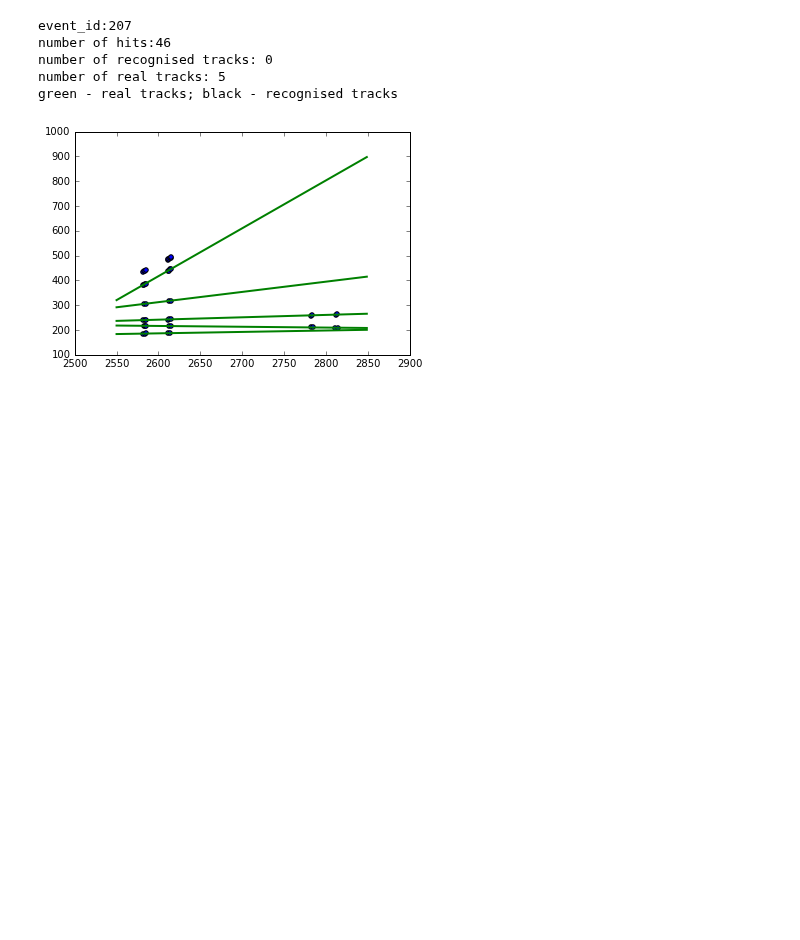
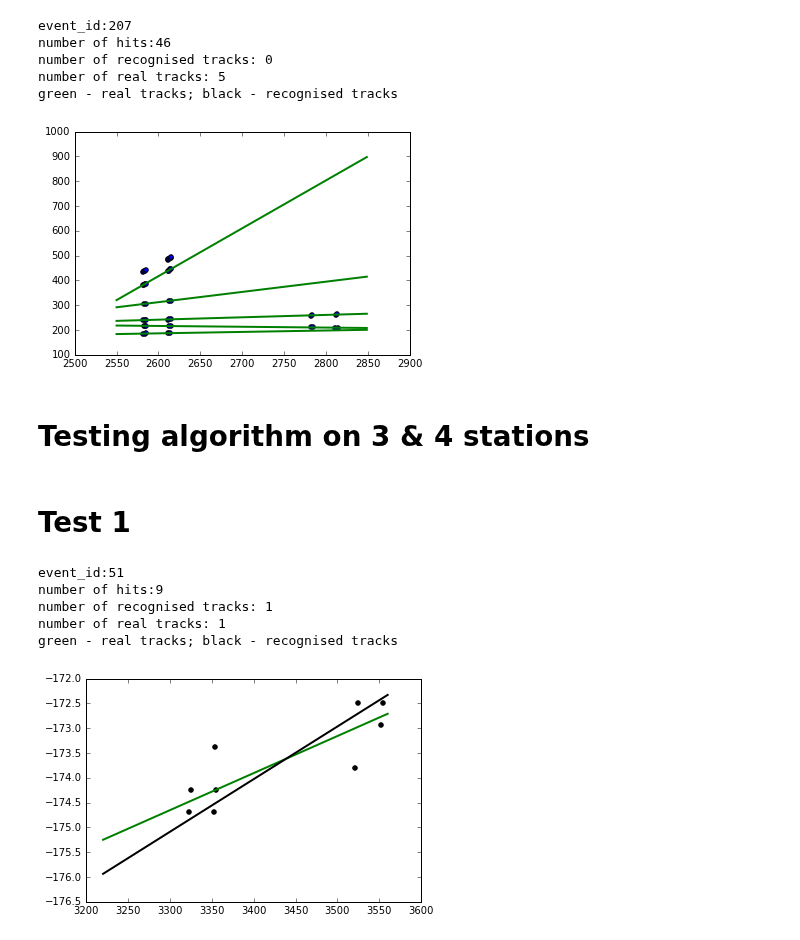
Before and after one commit to yandexdataschool/ship_tracks_recognition, a Jupyter notebook: TrackRecognition.ipynb, the cells around one changed output. Saved outputs shown, nothing was run; the diff lists cells and outputs as text; code cells hidden in the pictures; blank space fills up the shorter version.

Commit message:
added 3&4 stations

```diff
--- a/TrackRecognition.ipynb
+++ b/TrackRecognition.ipynb
@@ -181,3 +173,44 @@ number of recognised tracks: 0
 number of real tracks: 5
 green - real tracks; black - recognised tracks
 [figure]
+# %% [markdown]
+# Testing algorithm on 3 & 4 stations
+# %%
+# function for testing
+def tester_3_4(event_id):
+    event0 = all_hits[all_hits['event'] == event_id]
+    event0 = modify_for_yz_analysis_3_4(event0)
+
+    tracks, linking_table = loop_yz(event0, 7, 0.85, 1)
+
+    trackIDs = set(event0.TrackID.values)
+    trackIDs.discard(-2)
+    real_tracks = {}
+    for i in trackIDs:
+        real_tracks[i] = np.polyfit(event0[event0['TrackID'] == i]['Z'].values,
+                                    event0[event0['TrackID'] == i]['Y'].values, 1)
+
+    plt.scatter(event0['Wz'], event0['Wy'], color = 'black')
+    #plt.scatter(event0['Z'], event0['Y'], color = 'green')
+    t = np.arange(3220, 3600, 340)
+    for i in real_tracks:
+        plt.plot(t, real_tracks[i][0] * t + real_tracks[i][1], lw = 2, c = 'green')
+    for i in tracks:
+        plt.plot(t, tracks[i][0] * t + tracks[i][1], lw = 2, c = 'black')
+    print "event_id:" + str(event_id)
+    print "number of hits:" + str(len(event0))
+    print "number of recognised tracks: " + str(len(tracks))
+    print "number of real tracks: " + str(len(real_tracks))
+    print "green - real tracks; black - recognised tracks"
+    plt.show()
+# %% [markdown]
+# Test 1
+# %%
+tester_3_4(51)
+# %% [output]
+event_id:51
+number of hits:9
+number of recognised tracks: 1
+number of real tracks: 1
+green - real tracks; black - recognised tracks
+[figure, added]
```
Also changed, not shown: parts of 25 cells of this notebook, 1 other file.
